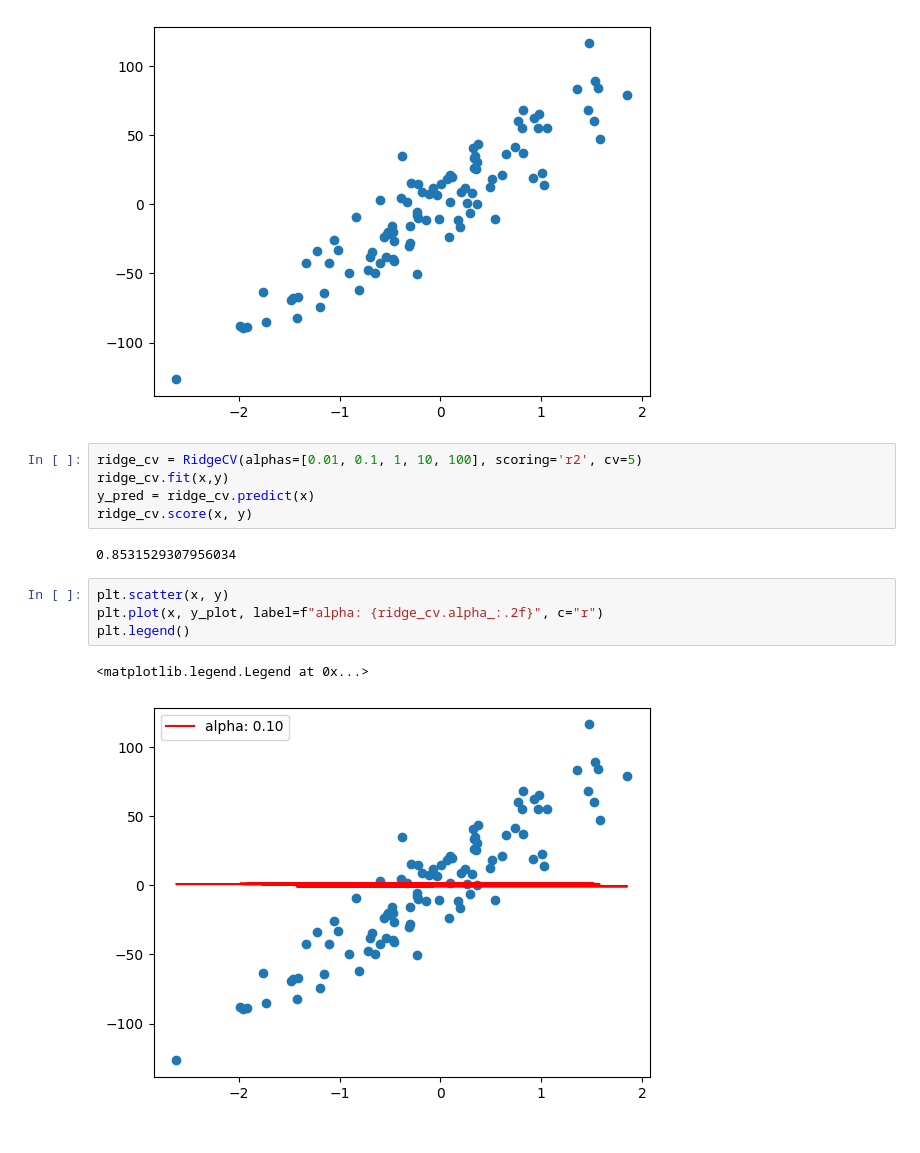
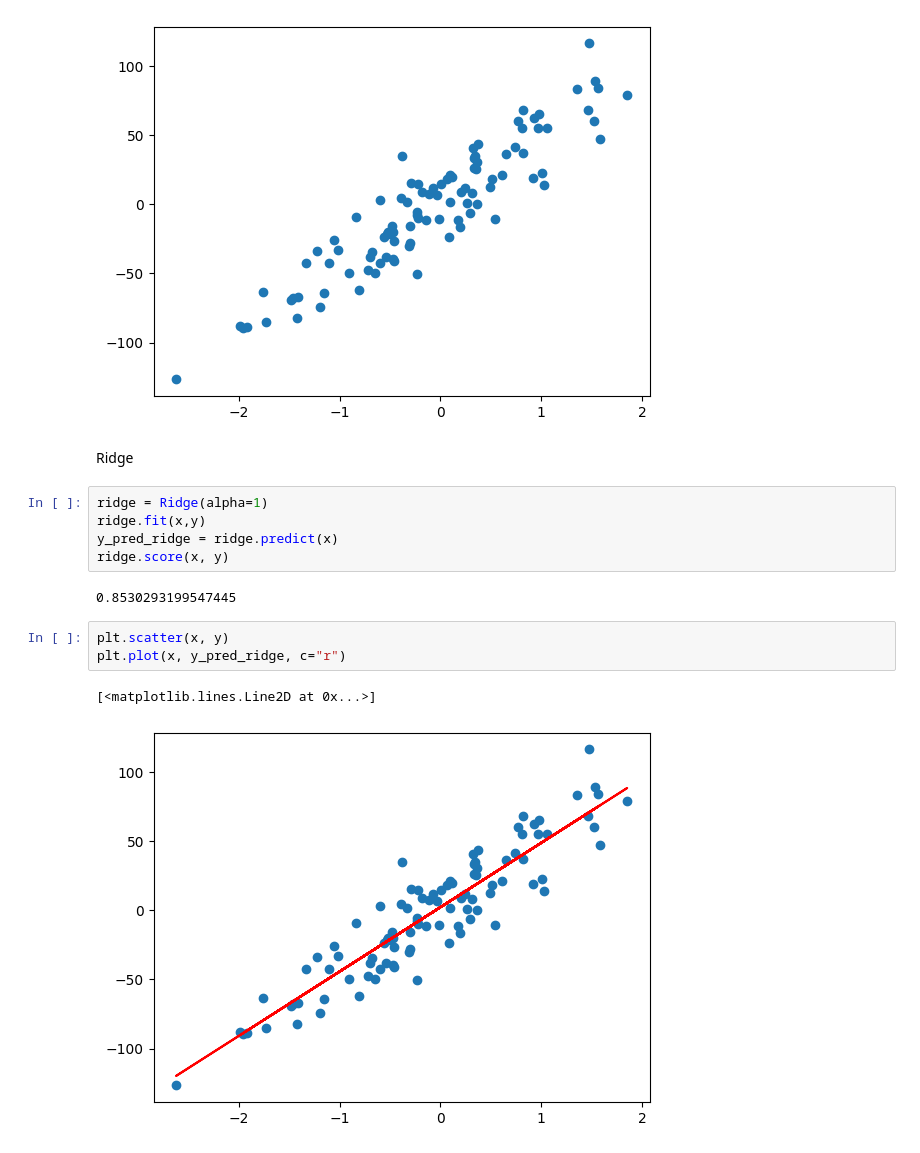
Before and after one commit to niangfniang/machine_learning, a Jupyter notebook: modeles_lineaires.ipynb, the cells around one changed output. Saved outputs shown, nothing was run; the diff lists cells and outputs as text.

```diff
--- a/modeles_lineaires.ipynb
+++ b/modeles_lineaires.ipynb
@@ -238,17 +237,18 @@ plt.scatter(x, y)
 # %% [output]
 <matplotlib.collections.PathCollection at 0x...>
 [figure]
+# %% [markdown]
+Ridge
 # %%
-ridge_cv = RidgeCV(alphas=[0.01, 0.1, 1, 10, 100], scoring='r2', cv=5)
-ridge_cv.fit(x,y)
-y_pred = ridge_cv.predict(x)
-ridge_cv.score(x, y)
+ridge = Ridge(alpha=1)
+ridge.fit(x,y)
+y_pred_ridge = ridge.predict(x)
+ridge.score(x, y)
 # %% [output]
-0.8531529307956034
+0.8530293199547445
 # %%
 plt.scatter(x, y)
-plt.plot(x, y_plot, label=f"alpha: {ridge_cv.alpha_:.2f}", c="r")
-plt.legend()
+plt.plot(x, y_pred_ridge, c="r")
 # %% [output]
-<matplotlib.legend.Legend at 0x...>
+[<matplotlib.lines.Line2D at 0x...>]
-[figure, old version]
+[figure, new version]
```
Also changed, not shown: parts of 14 cells of this notebook.
